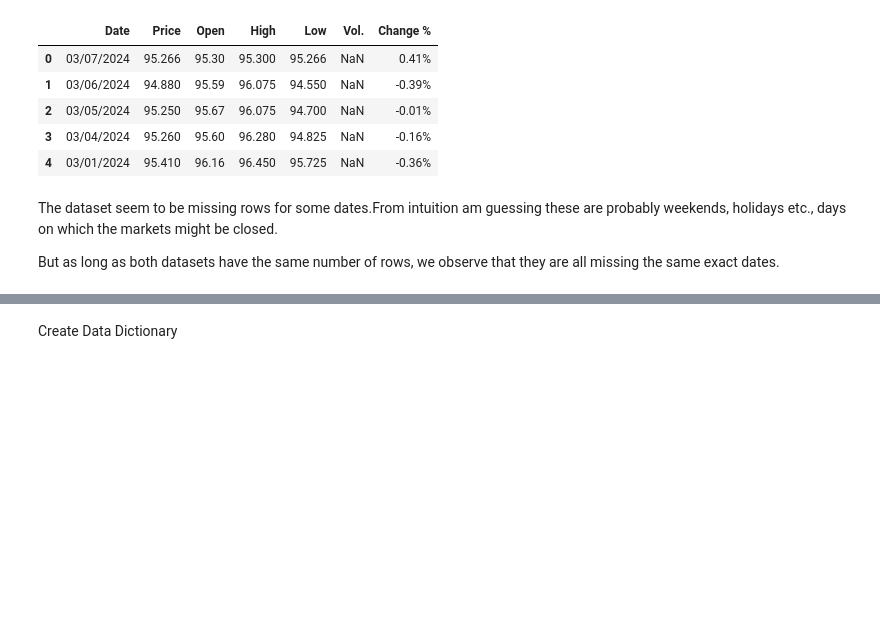
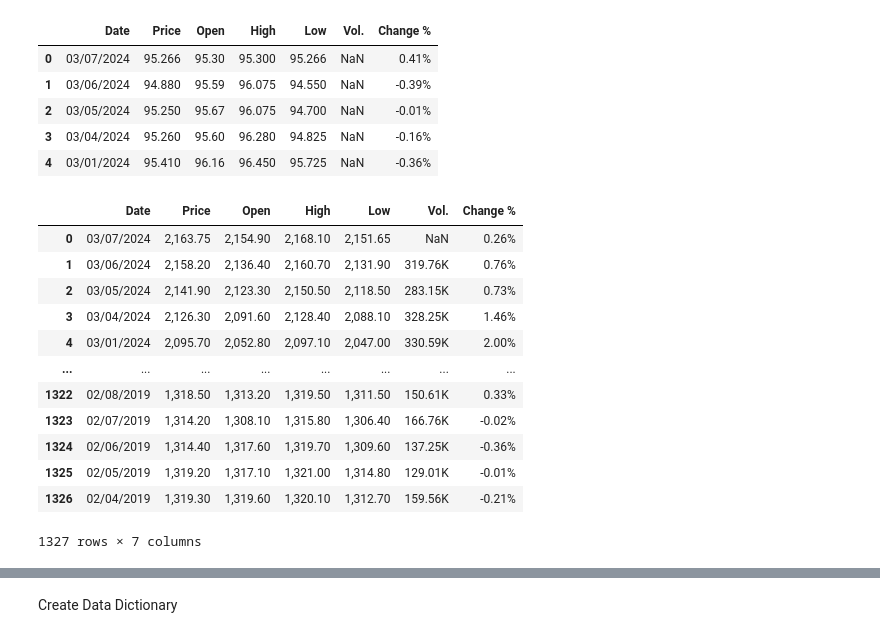
Before and after one commit to rubanzasilva/gold-features, a Jupyter notebook: gold_futures.ipynb, the cells around one changed output, grey strips where cells are left out. Drawn from its saved outputs; the diff is of its cells as text; code cells hidden in the pictures; blank space fills up the shorter version.

```diff
--- a/gold_futures.ipynb
+++ b/gold_futures.ipynb
@@ -74,7 +74,19 @@ usd_currency_df.head()
 | 2 | 03/05/2024 | 95.250 | 95.67 | 96.075 | 94.700 | NaN | -0.01% |
 | 3 | 03/04/2024 | 95.260 | 95.60 | 96.280 | 94.825 | NaN | -0.16% |
 | 4 | 03/01/2024 | 95.410 | 96.16 | 96.450 | 95.725 | NaN | -0.36% |
-# %% [markdown]
-The dataset seem to be missing rows for some dates.From intuition am guessing these are probably weekends, holidays etc., days on which the markets might be closed.
-
-But as long as both datasets have the same number of rows, we observe that they are all missing the same exact dates.
+# %%
+gold_features_df
+# %% [output]
+|  | Date | Price | Open | High | Low | Vol. | Change % |
+| 0 | 03/07/2024 | 2,163.75 | 2,154.90 | 2,168.10 | 2,151.65 | NaN | 0.26% |
+| 1 | 03/06/2024 | 2,158.20 | 2,136.40 | 2,160.70 | 2,131.90 | 319.76K | 0.76% |
+| 2 | 03/05/2024 | 2,141.90 | 2,123.30 | 2,150.50 | 2,118.50 | 283.15K | 0.73% |
+| 3 | 03/04/2024 | 2,126.30 | 2,091.60 | 2,128.40 | 2,088.10 | 328.25K | 1.46% |
+| 4 | 03/01/2024 | 2,095.70 | 2,052.80 | 2,097.10 | 2,047.00 | 330.59K | 2.00% |
+| ... | ... | ... | ... | ... | ... | ... | ... |
+| 1322 | 02/08/2019 | 1,318.50 | 1,313.20 | 1,319.50 | 1,311.50 | 150.61K | 0.33% |
+| 1323 | 02/07/2019 | 1,314.20 | 1,308.10 | 1,315.80 | 1,306.40 | 166.76K | -0.02% |
+| 1324 | 02/06/2019 | 1,314.40 | 1,317.60 | 1,319.70 | 1,309.60 | 137.25K | -0.36% |
+| 1325 | 02/05/2019 | 1,319.20 | 1,317.10 | 1,321.00 | 1,314.80 | 129.01K | -0.01% |
+| 1326 | 02/04/2019 | 1,319.30 | 1,319.60 | 1,320.10 | 1,312.70 | 159.56K | -0.21% |
+1327 rows × 7 columns
```
Also changed, not shown: parts of 15 cells of this notebook.
